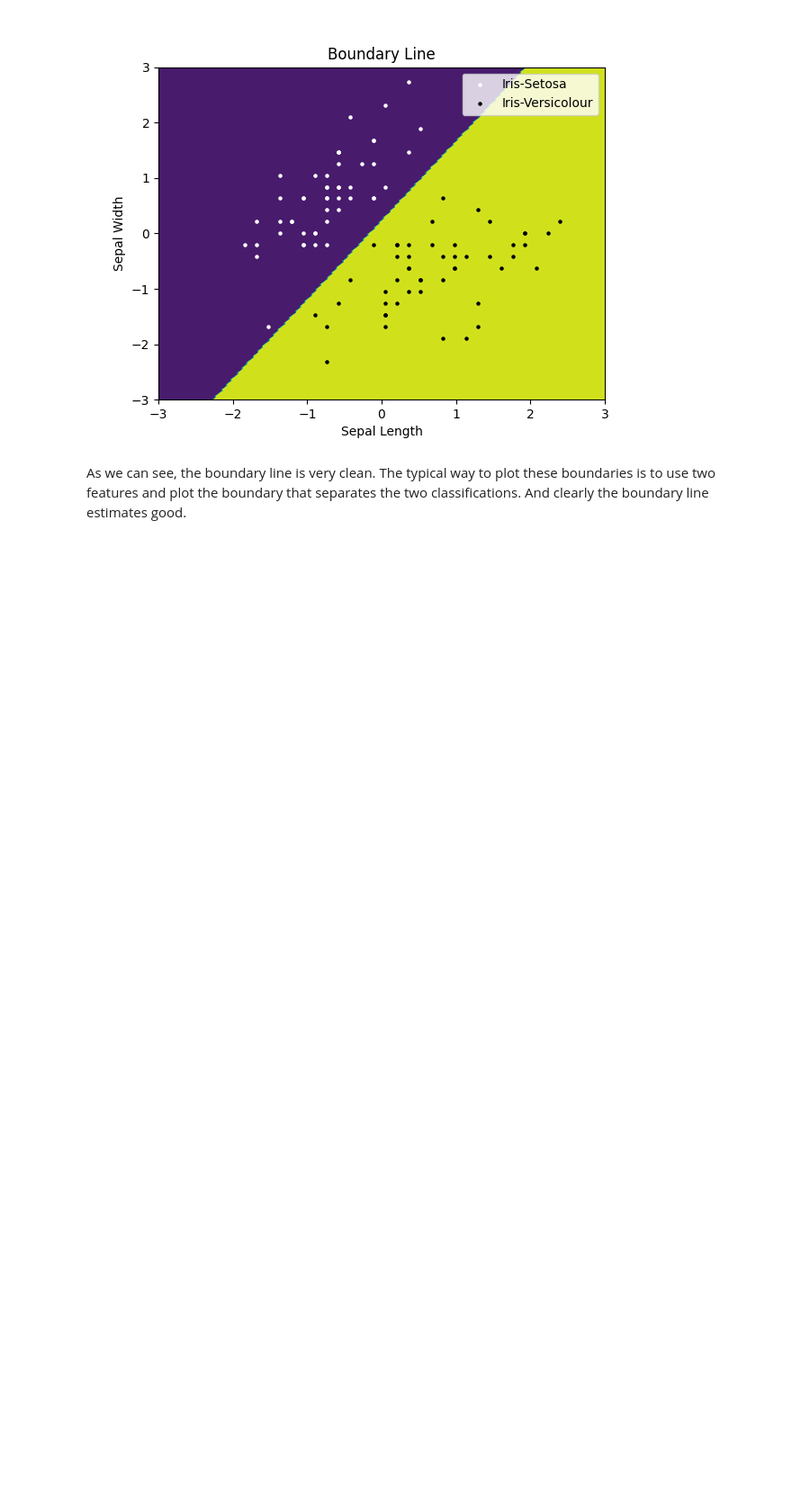
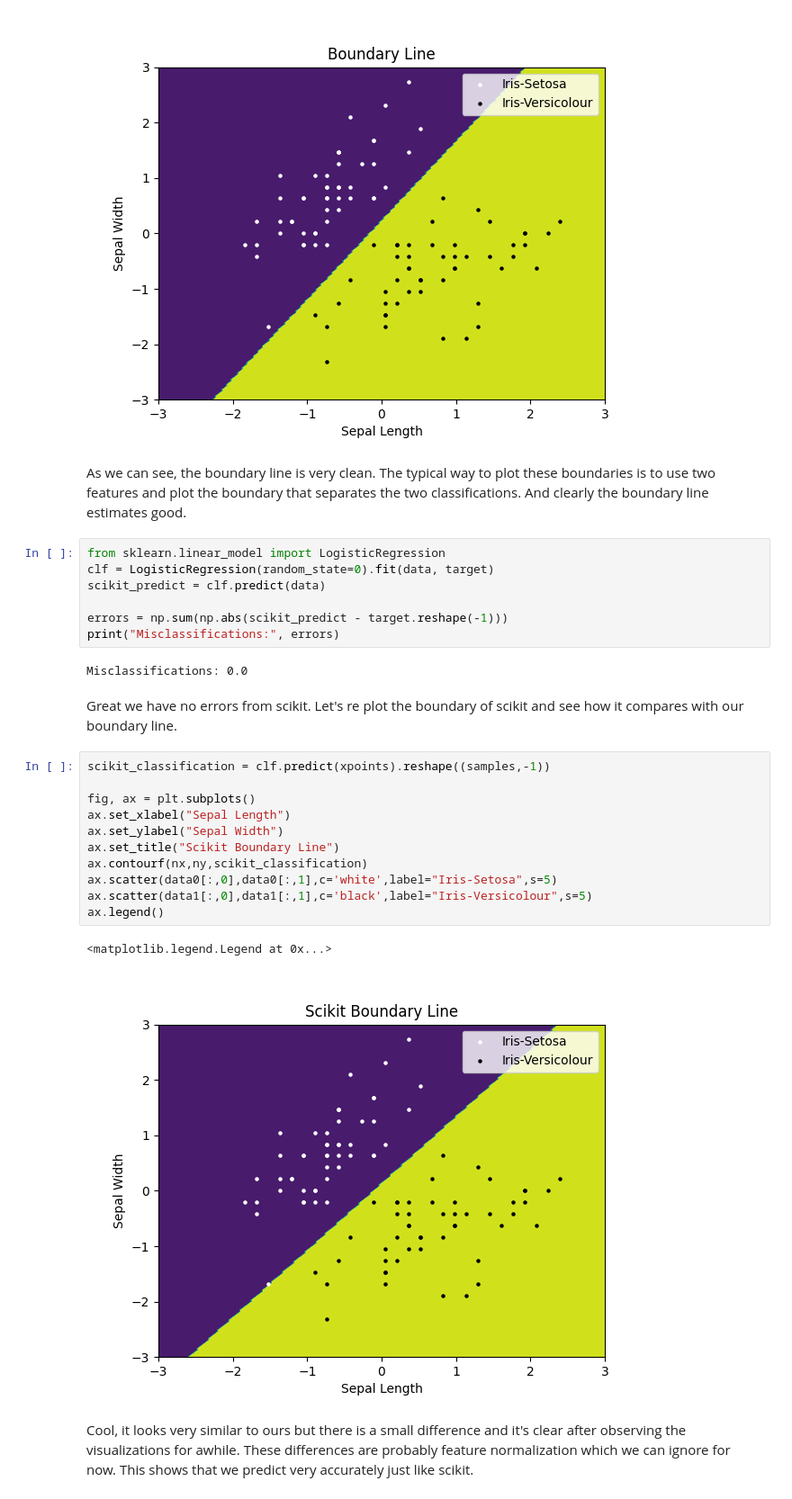
Before and after one commit to LoneCoder21/machine_learning, a Jupyter notebook: logistic_regression/boundary_line.ipynb, the cells around one changed output. Shown at 90% size. Drawn from its saved outputs; the diff is of its cells as text; blank space fills up the shorter version.

Commit message:
display boundary line

```diff
--- a/logistic_regression/boundary_line.ipynb
+++ b/logistic_regression/boundary_line.ipynb
@@ -159,3 +159,30 @@ ax.legend()
 [figure]
 # %% [markdown]
 As we can see, the boundary line is very clean. The typical way to plot these boundaries is to use two features and plot the boundary that separates the two classifications. And clearly the boundary line estimates good.
+# %%
+from sklearn.linear_model import LogisticRegression
+clf = LogisticRegression(random_state=0).fit(data, target)
+scikit_predict = clf.predict(data)
+
+errors = np.sum(np.abs(scikit_predict - target.reshape(-1)))
+print("Misclassifications:", errors)
+# %% [output]
+Misclassifications: 0.0
+# %% [markdown]
+Great we have no errors from scikit. Let's re plot the boundary of scikit and see how it compares with our boundary line.
+# %%
+scikit_classification = clf.predict(xpoints).reshape((samples,-1))
+
+fig, ax = plt.subplots()
+ax.set_xlabel("Sepal Length")
+ax.set_ylabel("Sepal Width")
+ax.set_title("Scikit Boundary Line")
+ax.contourf(nx,ny,scikit_classification)
+ax.scatter(data0[:,0],data0[:,1],c='white',label="Iris-Setosa",s=5)
+ax.scatter(data1[:,0],data1[:,1],c='black',label="Iris-Versicolour",s=5)
+ax.legend()
+# %% [output]
+<matplotlib.legend.Legend at 0x...>
+[figure, added]
+# %% [markdown]
+Cool, it looks very similar to ours but there is a small difference and it's clear after observing the visualizations for awhile. These differences are probably feature normalization which we can ignore for now. This shows that we predict very accurately just like scikit.
```
